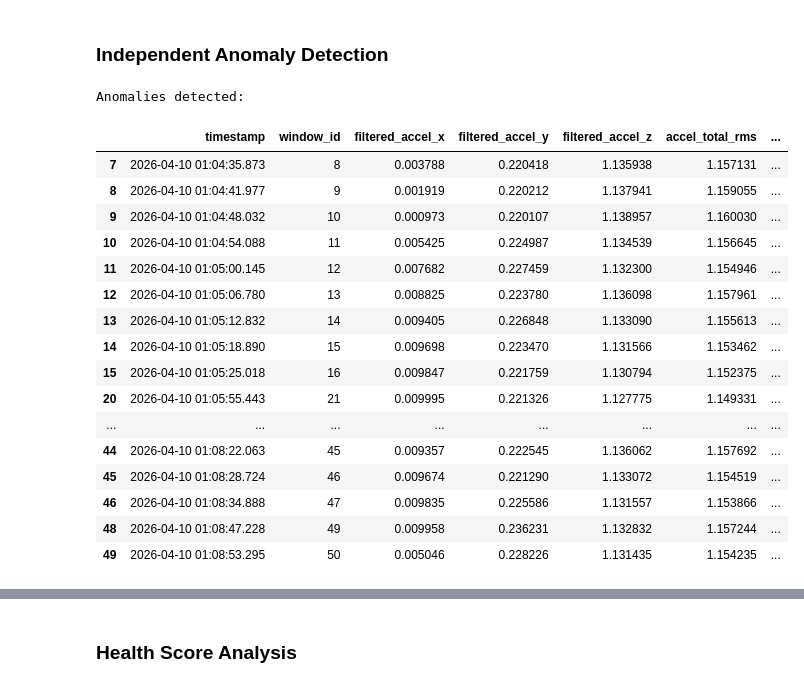
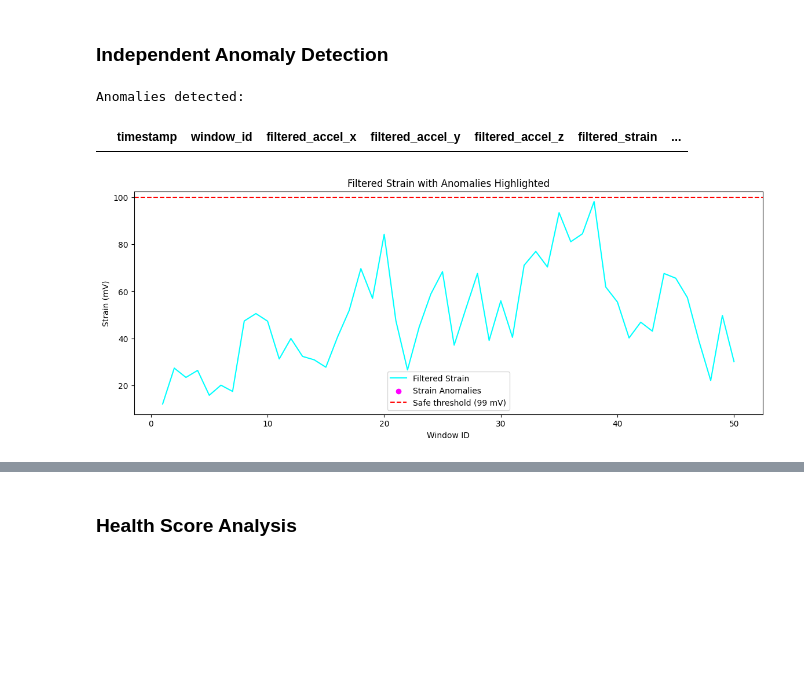
Before and after one commit to neel-09/bridge_twin, a Jupyter notebook: notebook/doc1.ipynb, the cells around one changed output, grey strips where cells are left out. Saved outputs shown, nothing was run; the diff lists cells and outputs as text; code cells hidden in the pictures; blank space fills up the shorter version.

```diff
--- a/notebook/doc1.ipynb
+++ b/notebook/doc1.ipynb
@@ -60,7 +60,9 @@ df = df.rename(columns={
     'updated_at': 'timestamp',
     'value1':     'accel_x',
     'value2':     'accel_y',
-    'value3':     'accel_z'
+    'value3':     'accel_z',
+    'value4':     'strain',
+    'value5':     'distance'
 })
 
 # Convert types
@@ -73,6 +75,9 @@ df['timestamp'] = df['timestamp'].dt.tz_localize(None)
 df['accel_x']   = pd.to_numeric(df['accel_x'], errors='coerce')
 df['accel_y']   = pd.to_numeric(df['accel_y'], errors='coerce')
 df['accel_z']   = pd.to_numeric(df['accel_z'], errors='coerce')
+df['strain']    = pd.to_numeric(df['strain'], errors='coerce')
+df['distance']  = pd.to_numeric(df['distance'], errors='coerce')
+
 
 # Add window_id
 df['window_id'] = df.index + 1
@@ -133,7 +138,9 @@ P = 1.0       # Initial error covariance
 sensor_columns = [
     'accel_x',
     'accel_y',
-    'accel_z'
+    'accel_z',
+    'strain',
+    'distance'
 ]
 
 # 3. Loop through them and create new "filtered" columns
@@ -166,8 +173,9 @@ df.head()
 # %% [markdown]
 ### Threshold Values...
 # %%
-accel_threshold = 1.148  # Threshold for total RMS acceleration in g
-strain_threshold = 500  # Threshold for strain in microstrain
+accel_threshold = 1.16  # Threshold for total RMS acceleration in g
+strain_threshold = 100  # Threshold for strain in microstrain
+us_threshold = 6 # Threshold for distance in cm
 # %% [markdown]
 ### Raw Signal Processing
 # %%
@@ -203,5 +224,5 @@ plt.show()
 # %%
 # DataFrame Update
-df.drop(['accel_x', 'accel_y', 'accel_z'], axis=1, inplace=True)
+df.drop(['accel_x', 'accel_y', 'accel_z','strain','distance'], axis=1, inplace=True)
 df.head()
 # %% [output]
@@ -216,41 +237,35 @@ df.head()
 # %%
 # Anomaly detection based on thresholds
 
 df['accel_anomaly'] = df['accel_total_rms'] > accel_threshold
 # Displaying the anomalies detected
 anomalies = df[df['accel_anomaly']]
+
+df['strain_anomaly'] = df['filtered_strain'] > strain_threshold
+# Displaying the anomalies detected
+anomalies = df[df['strain_anomaly']]
+
+df['distance_anomaly'] = df['filtered_distance'] < us_threshold
+# Displaying the anomalies detected
+anomalies = df[df['distance_anomaly']]
+
+
 print("Anomalies detected:")
 
 anomalies
 # %% [output]
 Anomalies detected:
-|  | timestamp | window_id | filtered_accel_x | filtered_accel_y | filtered_accel_z | accel_total_rms | ... |
-| 7 | 2026-04-10 01:04:35.873 | 8 | 0.003788 | 0.220418 | 1.135938 | 1.157131 | ... |
-| 8 | 2026-04-10 01:04:41.977 | 9 | 0.001919 | 0.220212 | 1.137941 | 1.159055 | ... |
-| 9 | 2026-04-10 01:04:48.032 | 10 | 0.000973 | 0.220107 | 1.138957 | 1.160030 | ... |
-| 10 | 2026-04-10 01:04:54.088 | 11 | 0.005425 | 0.224987 | 1.134539 | 1.156645 | ... |
-| 11 | 2026-04-10 01:05:00.145 | 12 | 0.007682 | 0.227459 | 1.132300 | 1.154946 | ... |
-| 12 | 2026-04-10 01:05:06.780 | 13 | 0.008825 | 0.223780 | 1.136098 | 1.157961 | ... |
-| 13 | 2026-04-10 01:05:12.832 | 14 | 0.009405 | 0.226848 | 1.133090 | 1.155613 | ... |
-| 14 | 2026-04-10 01:05:18.890 | 15 | 0.009698 | 0.223470 | 1.131566 | 1.153462 | ... |
-| 15 | 2026-04-10 01:05:25.018 | 16 | 0.009847 | 0.221759 | 1.130794 | 1.152375 | ... |
-| 20 | 2026-04-10 01:05:55.443 | 21 | 0.009995 | 0.221326 | 1.127775 | 1.149331 | ... |
-| ... | ... | ... | ... | ... | ... | ... | ... |
-| 44 | 2026-04-10 01:08:22.063 | 45 | 0.009357 | 0.222545 | 1.136062 | 1.157692 | ... |
-| 45 | 2026-04-10 01:08:28.724 | 46 | 0.009674 | 0.221290 | 1.133072 | 1.154519 | ... |
-| 46 | 2026-04-10 01:08:34.888 | 47 | 0.009835 | 0.225586 | 1.131557 | 1.153866 | ... |
-| 48 | 2026-04-10 01:08:47.228 | 49 | 0.009958 | 0.236231 | 1.132832 | 1.157244 | ... |
-| 49 | 2026-04-10 01:08:53.295 | 50 | 0.005046 | 0.228226 | 1.131435 | 1.154235 | ... |
+|  | timestamp | window_id | filtered_accel_x | filtered_accel_y | filtered_accel_z | filtered_strain | ... |
 # %%
 # Plotting anomalies on the strain graph
-# plt.figure(figsize=(14, 5))
-# plt.plot(df['window_id'], df['filtered_strain_s1_microstrain'], label='Filtered Strain S1', color='cyan')
-# plt.plot(df['window_id'], df['filtered_strain_s2_microstrain'], label='Filtered Strain S2', color='orange')
-# plt.scatter(df[df['strain_S1_anomaly']]['window_id'], df[df['strain_S1_anomaly']]['filtered_strain_s1_microstrain'], color='red', label='S1 Anomalies', zorder=5)
-# plt.scatter(df[df['strain_S2_anomaly']]['window_id'], df[df['strain_S2_anomaly']]['filtered_strain_s2_microstrain'], color='magenta', label='S2 Anomalies', zorder=5)
-# plt.axhline(y=strain_threshold, color='red', linestyle='--', label='Safe threshold (500 µε)') # Adding a horizontal line to indicate the safe threshold
-# plt.title('Filtered Strain with Anomalies Highlighted')
-# plt.xlabel('Window ID')
-# plt.ylabel('Strain (µε)')
-# plt.legend()
-# plt.show()
+plt.figure(figsize=(14, 5))
+plt.plot(df['window_id'], df['filtered_strain'], label='Filtered Strain', color='cyan')
+plt.scatter(df[df['strain_anomaly']]['window_id'], df[df['strain_anomaly']]['filtered_strain'], color='magenta', label='Strain Anomalies', zorder=5)
+plt.axhline(y=strain_threshold, color='red', linestyle='--', label='Safe threshold (99 mV)') # Adding a horizontal line to indicate the safe threshold
+plt.title('Filtered Strain with Anomalies Highlighted')
+plt.xlabel('Window ID')
+plt.ylabel('Strain (mV)')
+plt.legend()
+plt.show()
+# %% [output]
+[figure, added]
```
Also changed, not shown: parts of 15 cells of this notebook, 9 other files.
